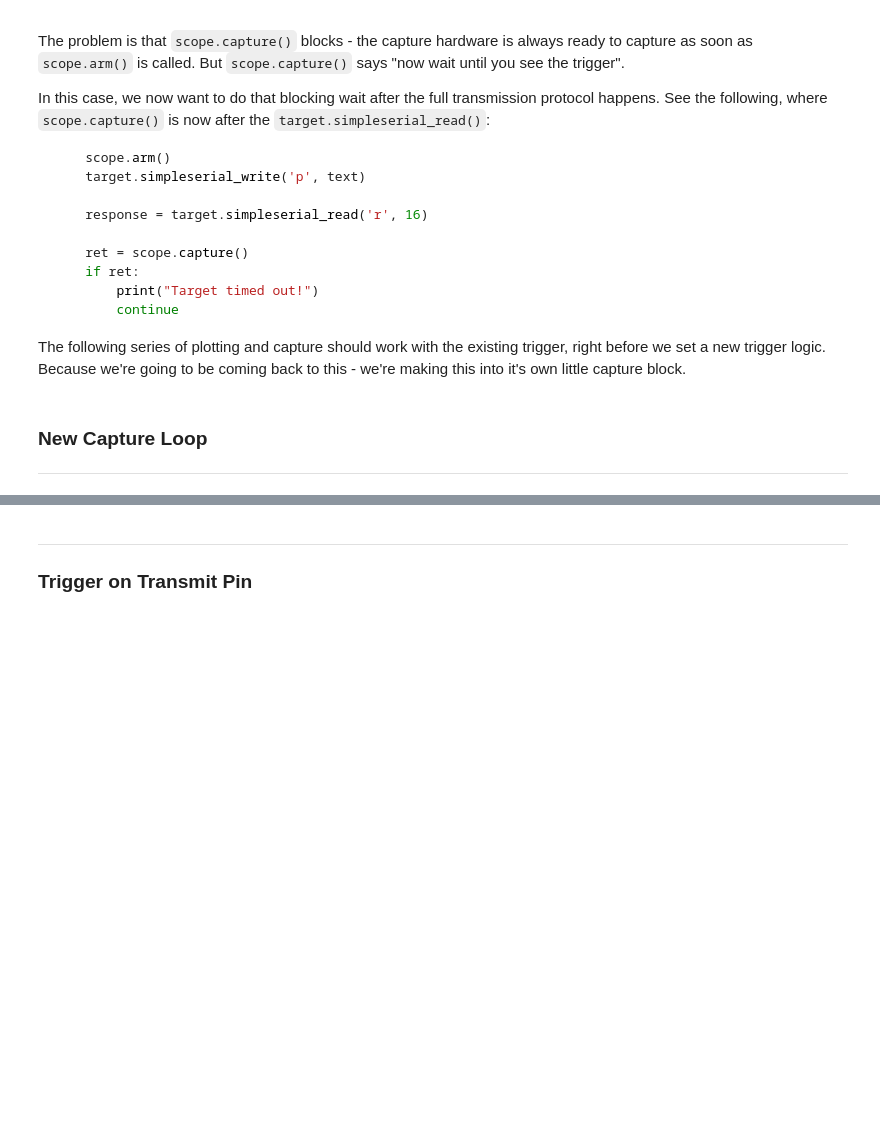
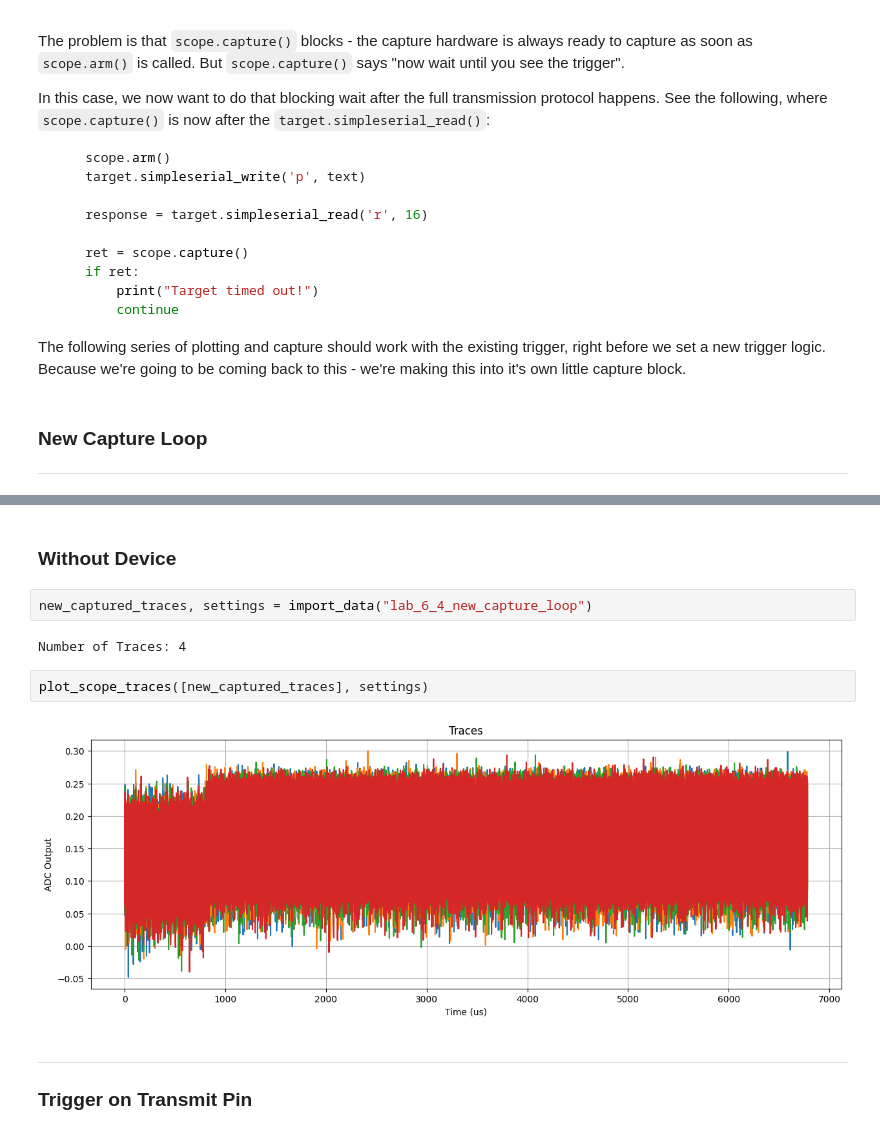
Before and after one commit to MXCR-cpu/chipwhisperer-jupyter-ectf, a Jupyter notebook: courses/sca101/Lab 6_4 - Jittery Triggering on UART.ipynb, the cells around one changed output, grey strips where cells are left out. Cells and saved outputs as stored; diff of their text form; blank space fills up the shorter version.

```diff
--- a/courses/sca101/Lab 6_4 - Jittery Triggering on UART.ipynb
+++ b/courses/sca101/Lab 6_4 - Jittery Triggering on UART.ipynb
@@ -434,3 +456,13 @@ for i in trange(N, desc='Capturing traces'):
+# %% [markdown]
+### Without Device
+# %%
+new_captured_traces, settings = import_data("lab_6_4_new_capture_loop")
+# %% [output]
+Number of Traces: 4
+# %%
+plot_scope_traces([new_captured_traces], settings)
+# %% [output]
+[figure, added]
 # %% [markdown]
 ---
 
```
Also changed, not shown: parts of 63 cells of this notebook, 1 other file.
